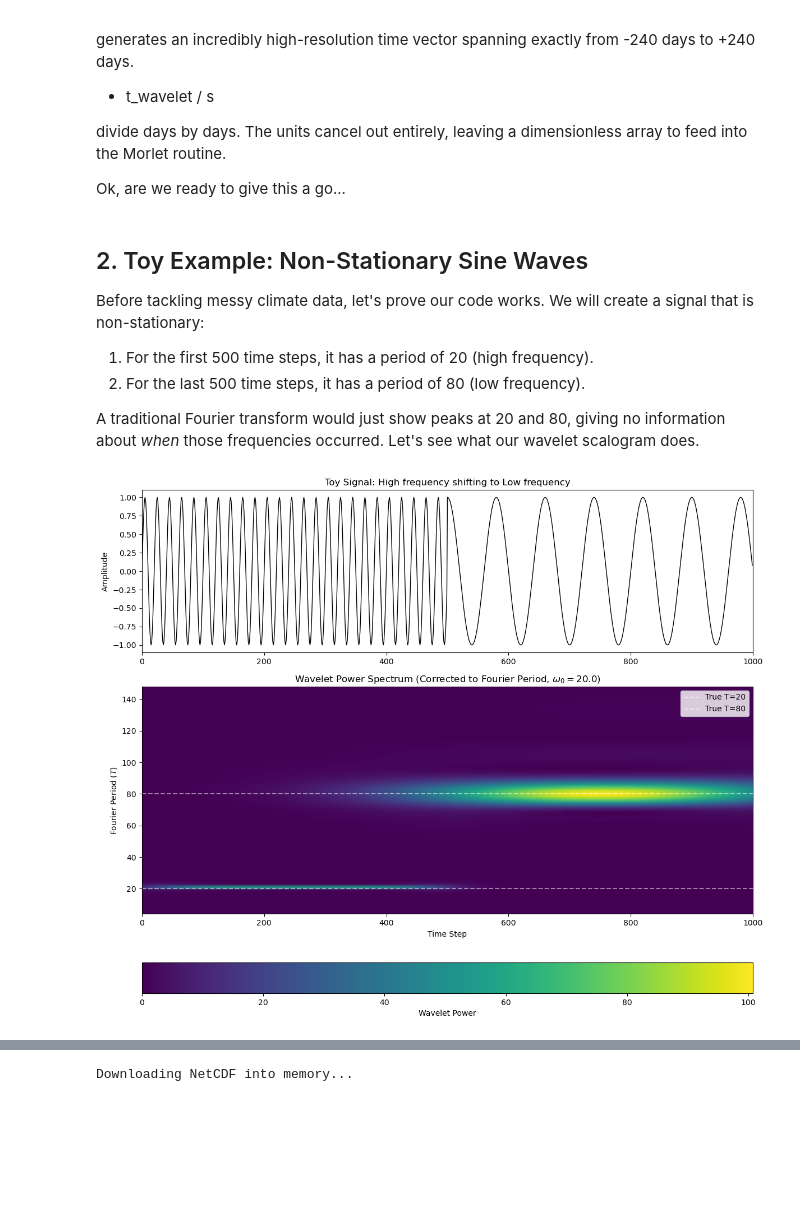
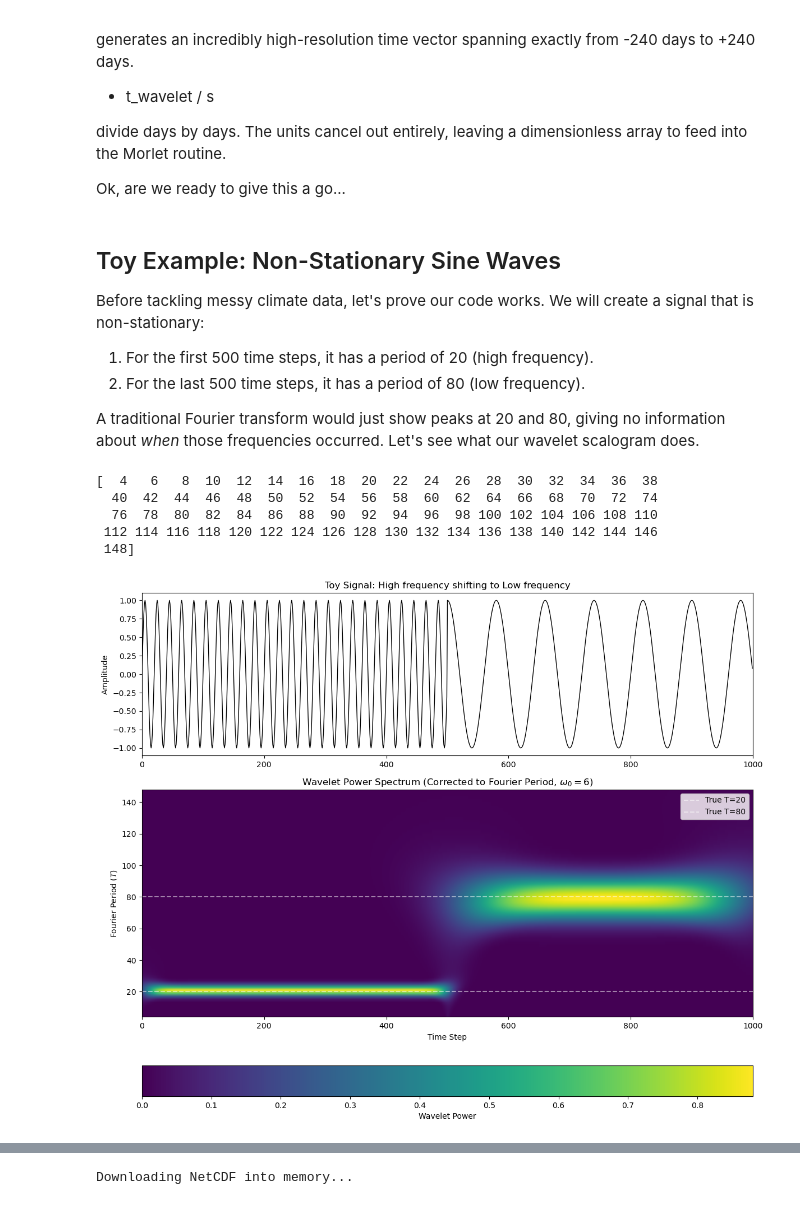
Before and after one commit to adriantompkins/climate-book, a Jupyter notebook: notebooks/part2_cda/climdata_wavelet_analysis.ipynb, the cells around one changed output, grey strips where cells are left out. Cells and saved outputs as stored; diff of their text form; code cells hidden in the pictures; blank space fills up the shorter version.

```diff
--- a/notebooks/part2_cda/climdata_wavelet_analysis.ipynb
+++ b/notebooks/part2_cda/climdata_wavelet_analysis.ipynb
@@ -392,13 +391,13 @@ def cwt_scratch(data, dt, scales, w0=6.0):
         if n_samples % 2 == 0: n_samples += 1
         t_wavelet = np.linspace(-half_width, half_width, n_samples)
 
-        # Generate wavelet using our earlier routine, yay!!! nnote the scale fac
-        wavelet = morlet_wavelet(t_wavelet/s, w0) * (1 / np.sqrt(s))
+        # Generate wavelet using our earlier routine, yay!
+        wavelet = morlet_wavelet(t_wavelet/s, w0)
 
         # Perform convolution, let's use numpy for this as we already saw this earlier
         # but if you want you can use the dot product we introduced in the DFT lecture
         # if you really really want to :-)
-        full_conv = np.convolve(data, np.conj(wavelet), mode='full') * dt
+        full_conv = np.convolve(data, np.conj(wavelet), mode='full') * (np.sqrt(dt/s))
 
         # Manually slice the center to match n_signal
         #
@@ -428,19 +427,28 @@ divide days by days. The units cancel out entirely, leaving a dimensionless arra
 
 Ok, are we ready to give this a go...
 # %% [markdown]
-## 2. Toy Example: Non-Stationary Sine Waves
+## Toy Example: Non-Stationary Sine Waves
 
 Before tackling messy climate data, let's prove our code works. We will create a signal that is non-stationary:
 1. For the first 500 time steps, it has a period of 20 (high frequency).
 2. For the last 500 time steps, it has a period of 80 (low frequency).
 
 A traditional Fourier transform would just show peaks at 20 and 80, giving no information about *when* those frequencies occurred. Let's see what our wavelet scalogram does.
+# %%
+periods_toy = np.arange(4, 150, 2)
+print(periods_toy)
+# %% [output]
+[  4   6   8  10  12  14  16  18  20  22  24  26  28  30  32  34  36  38
+  40  42  44  46  48  50  52  54  56  58  60  62  64  66  68  70  72  74
+  76  78  80  82  84  86  88  90  92  94  96  98 100 102 104 106 108 110
+ 112 114 116 118 120 122 124 126 128 130 132 134 136 138 140 142 144 146
+ 148]
 # %%
 import numpy as np
 import matplotlib.pyplot as plt
 
 # omega_0 - DEFAULT value is 6.
-w0 = 20.0
+w0 = 6
 
 # toy data, two sinewaves of 20 and 80...
 npt = 1000
@@ -471,39 +479,39 @@ power_toy = np.abs(cwt_toy)**2
 
 # We divide by 'scales' because Power (amplitude squared)
 # needs an s^1 correction to offset the sqrt(s) used in the CWT.
-#for i in range(len(scales_toy)):
-#    power_toy[i, :] = power_toy[i, :] / scales_toy[i]
+for i in range(len(scales_toy)):
+    power_toy[i, :] = power_toy[i, :] / scales_toy[i]
 
 # --- PLOTTING ---
 fig, (ax1, ax2) = plt.subplots(2, 1, figsize=(12, 10), gridspec_kw={'height_ratios': [1, 2]})
 
 # Top Panel: Signal
 ax1.plot(t_toy, signal, color='black', lw=1)
 ax1.set_title('Toy Signal: High frequency shifting to Low frequency')
 ax1.set_ylabel('Amplitude')
 ax1.set_xlim(0, npt)
 
 # Bottom Panel: Scalogram (using Periods instead of raw scales)
 im = ax2.imshow(power_toy,
                 extent=[0, npt, periods_toy[0], periods_toy[-1]],
                 aspect='auto', cmap='viridis', interpolation='bilinear',
                 origin='lower') # origin='lower' keeps periods increasing upwards
 
 ax2.set_title(f'Wavelet Power Spectrum (Corrected to Fourier Period, $\omega_0={w0}$)')
 ax2.set_ylabel('Fourier Period ($T$)')
 ax2.set_xlabel('Time Step')
 
 # Add indicator lines for the true periods (20 and 80)
 ax2.axhline(20, color='white', linestyle='--', alpha=0.5, label='True T=20')
 ax2.axhline(80, color='white', linestyle='--', alpha=0.5, label='True T=80')
 ax2.legend()
 
 fig.colorbar(im, ax=ax2, orientation='horizontal', label='Wavelet Power', pad=0.15)
 
 plt.tight_layout()
 plt.show()
 # %% [output]
-[figure, old version]
+[figure, new version]
 # %% [markdown]
 Notice how clearly the scalogram identifies both the exact period of the waves and the exact time step (500) where the regime shifts!
 
```
Also changed, not shown: parts of 16 cells of this notebook.
